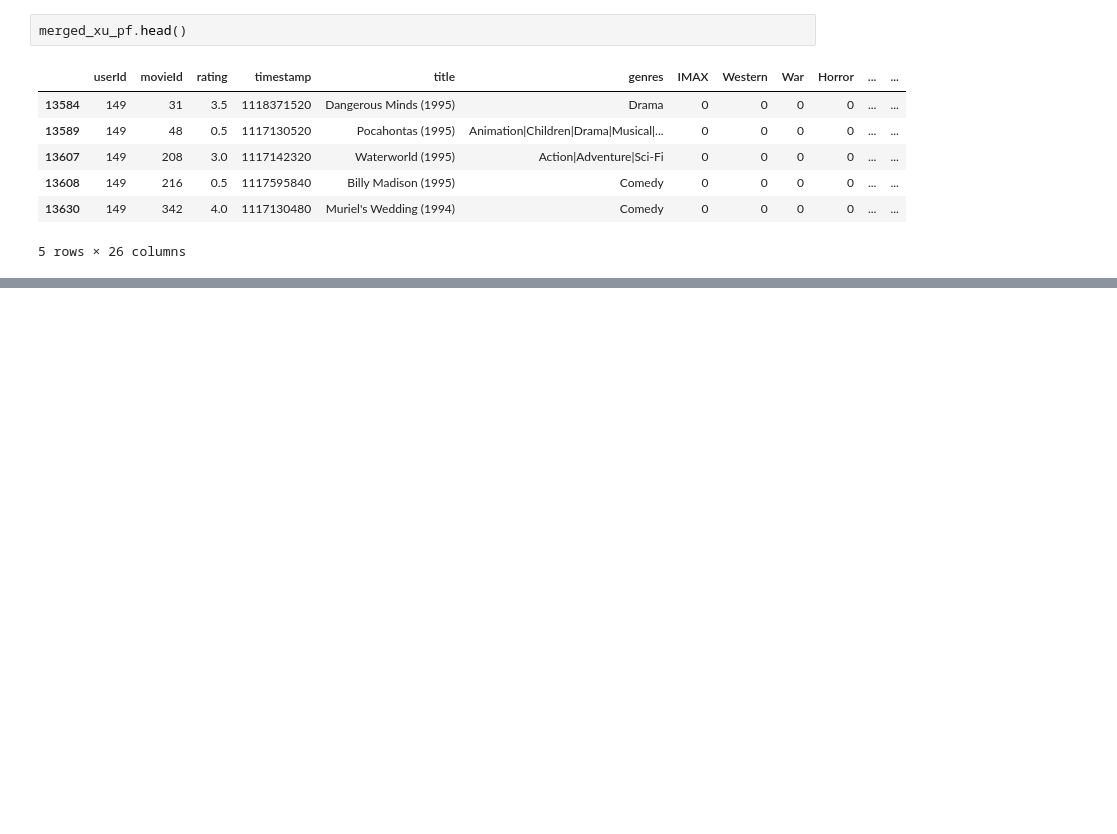
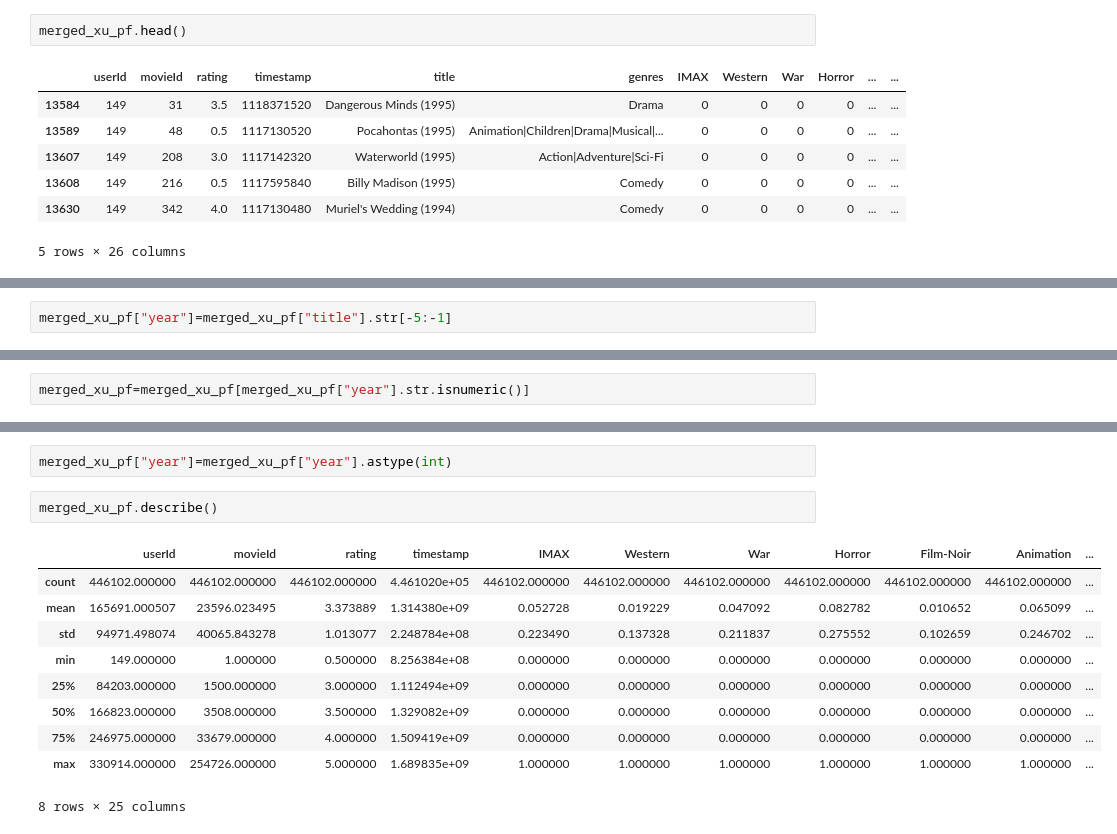
Before and after one commit to bearwinterfirth/movie_recommender, a Jupyter notebook: test.ipynb, the cells around one changed output, grey strips where cells are left out. Drawn from its saved outputs; the diff is of its cells as text; blank space fills up the shorter version.

Commit message:
numerical years

```diff
--- a/test.ipynb
+++ b/test.ipynb
@@ -158,0 +143,2 @@ merged_xu_pf.drop(columns=["timestamp", "genres"])
+# %%
+merged_xu_pf["year"]=merged_xu_pf["title"].str[-5:-1]
@@ -158,0 +171,2 @@ merged_xu_pf.drop(columns=["timestamp", "genres"])
+# %%
+merged_xu_pf=merged_xu_pf[merged_xu_pf["year"].str.isnumeric()]
@@ -158,0 +193,15 @@ merged_xu_pf.drop(columns=["timestamp", "genres"])
+# %%
+merged_xu_pf["year"]=merged_xu_pf["year"].astype(int)
+# %%
+merged_xu_pf.describe()
+# %% [output]
+|  | userId | movieId | rating | timestamp | IMAX | Western | War | Horror | Film-Noir | Animation | ... |
+| count | 446102.000000 | 446102.000000 | 446102.000000 | 4.461020e+05 | 446102.000000 | 446102.000000 | 446102.000000 | 446102.000000 | 446102.000000 | 446102.000000 | ... |
+| mean | 165691.000507 | 23596.023495 | 3.373889 | 1.314380e+09 | 0.052728 | 0.019229 | 0.047092 | 0.082782 | 0.010652 | 0.065099 | ... |
+| std | 94971.498074 | 40065.843278 | 1.013077 | 2.248784e+08 | 0.223490 | 0.137328 | 0.211837 | 0.275552 | 0.102659 | 0.246702 | ... |
+| min | 149.000000 | 1.000000 | 0.500000 | 8.256384e+08 | 0.000000 | 0.000000 | 0.000000 | 0.000000 | 0.000000 | 0.000000 | ... |
+| 25% | 84203.000000 | 1500.000000 | 3.000000 | 1.112494e+09 | 0.000000 | 0.000000 | 0.000000 | 0.000000 | 0.000000 | 0.000000 | ... |
+| 50% | 166823.000000 | 3508.000000 | 3.500000 | 1.329082e+09 | 0.000000 | 0.000000 | 0.000000 | 0.000000 | 0.000000 | 0.000000 | ... |
+| 75% | 246975.000000 | 33679.000000 | 4.000000 | 1.509419e+09 | 0.000000 | 0.000000 | 0.000000 | 0.000000 | 0.000000 | 0.000000 | ... |
+| max | 330914.000000 | 254726.000000 | 5.000000 | 1.689835e+09 | 1.000000 | 1.000000 | 1.000000 | 1.000000 | 1.000000 | 1.000000 | ... |
+8 rows × 25 columns
```
Also changed, not shown: parts of 4 cells of this notebook.
